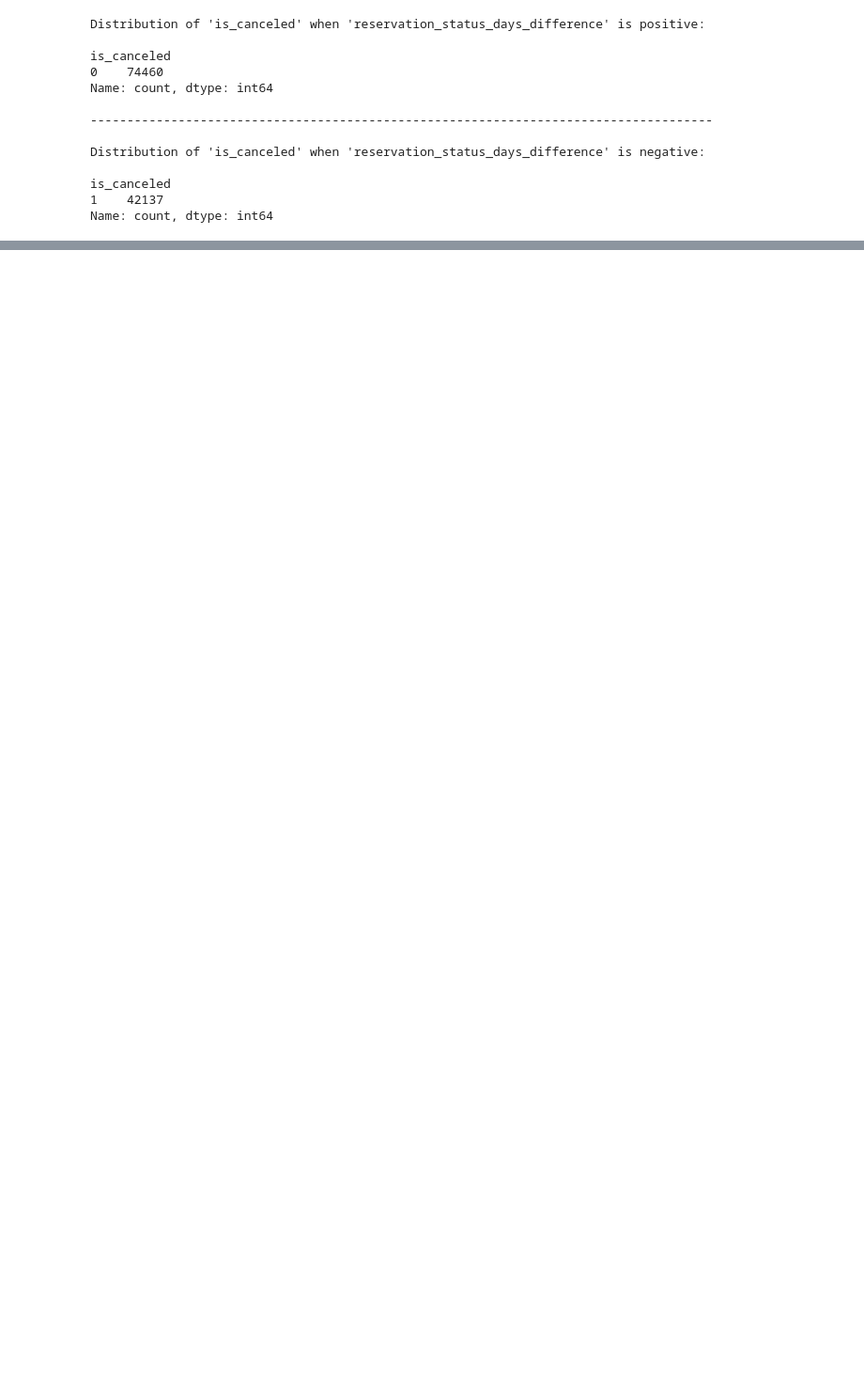
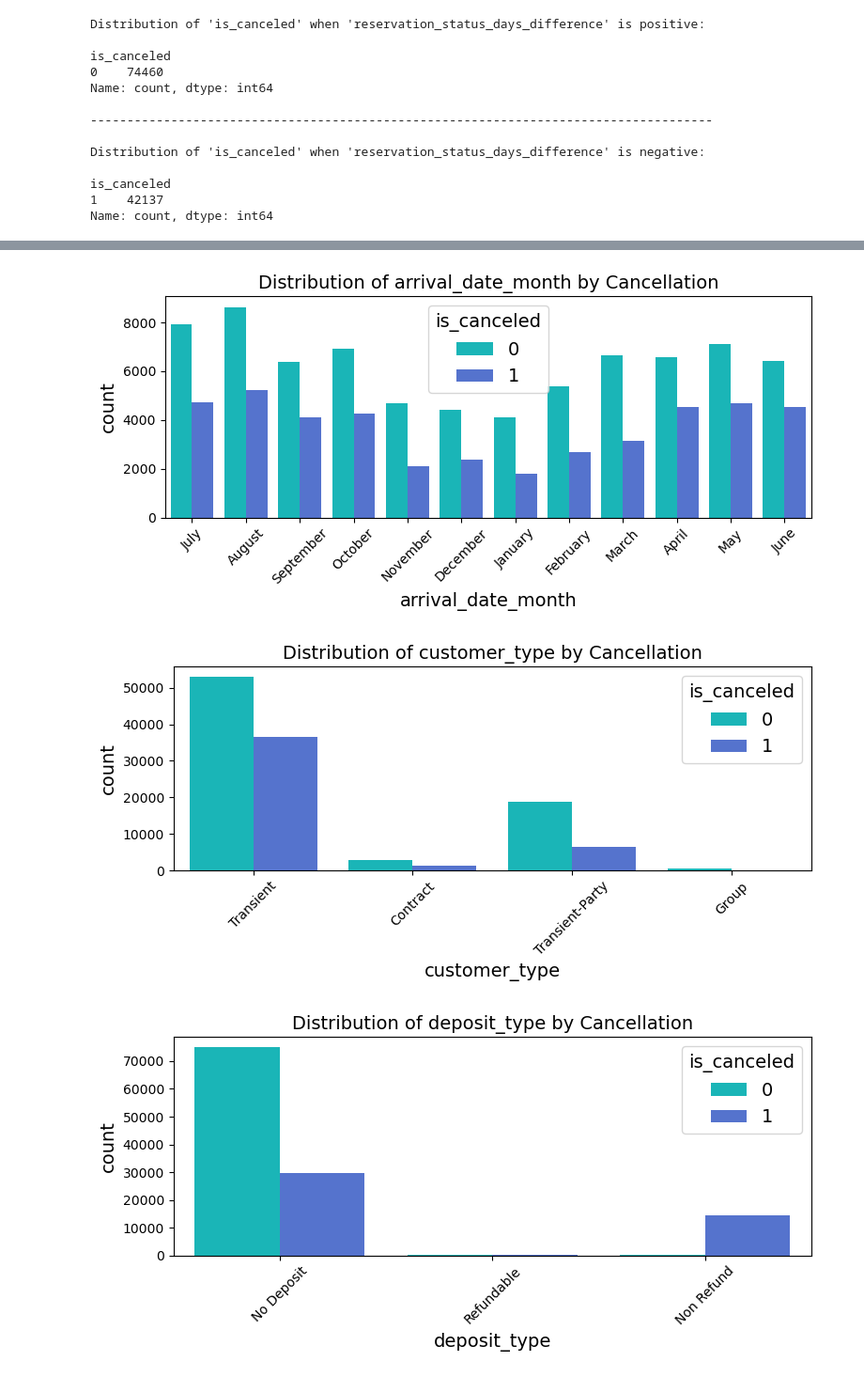
Before and after one commit to McGill-MMA-EnterpriseAnalytics/hotel-cancellation-analysis, a Jupyter notebook: EDA_FinalProject.ipynb, the cells around one changed output, grey strips where cells are left out. Shown: that part at 94% size. Saved outputs shown, nothing was run; the diff lists cells and outputs as text; code cells hidden in the pictures; blank space fills up the shorter version.

```diff
--- a/EDA_FinalProject.ipynb
+++ b/EDA_FinalProject.ipynb
@@ -157,0 +299,15 @@ Name: count, dtype: int64
+# %%
+categorical_columns = ['arrival_date_month', 'customer_type', 'deposit_type','distribution_channel', 'market_segment']
+
+# Plotting
+for column in categorical_columns:
+    plt.figure(figsize=(8, 4))
+    sns.countplot(x=column, hue="is_canceled", data=data, palette=['darkturquoise', 'royalblue'])
+    plt.title(f'Distribution of {column} by Cancellation')
+    plt.xticks(rotation=45)
+    plt.tight_layout()
+    plt.show()
+# %% [output]
+[figure, added]
+[figure, added]
+[figure, added]
```
Also changed, not shown: parts of 26 cells of this notebook.
